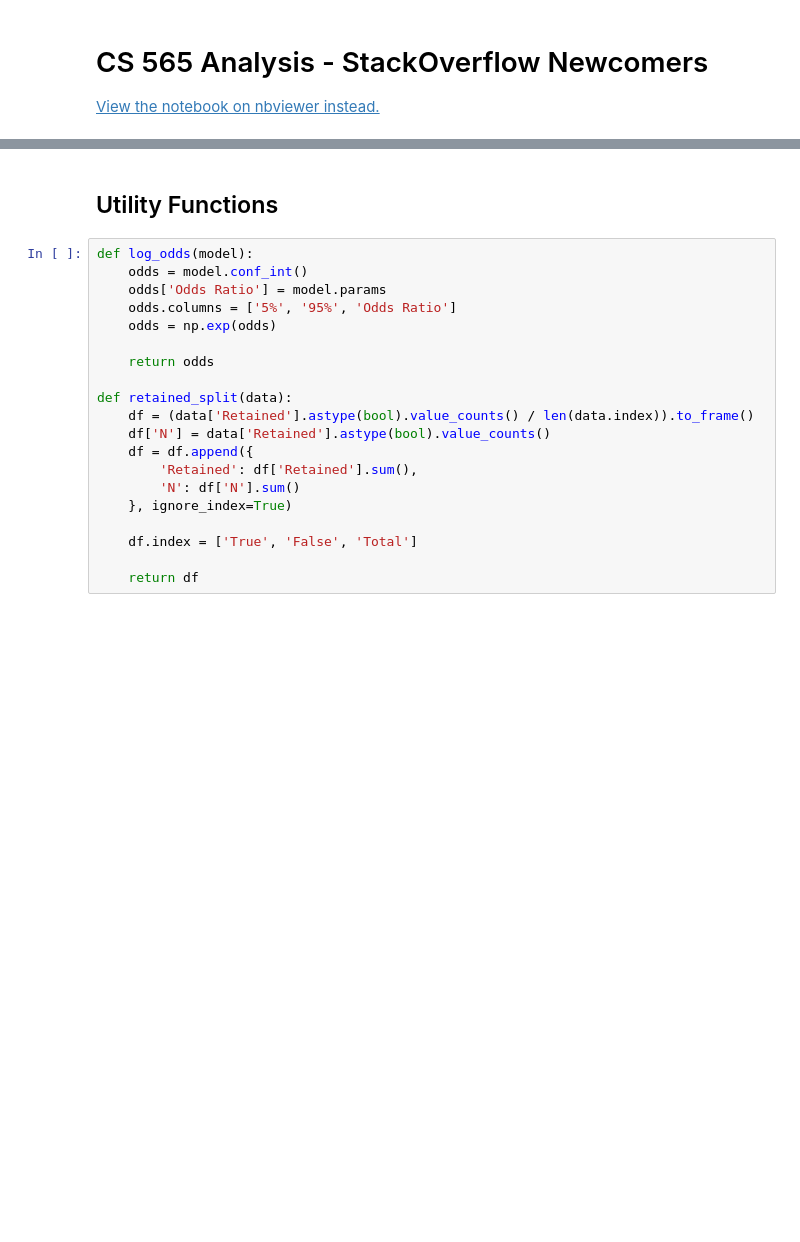
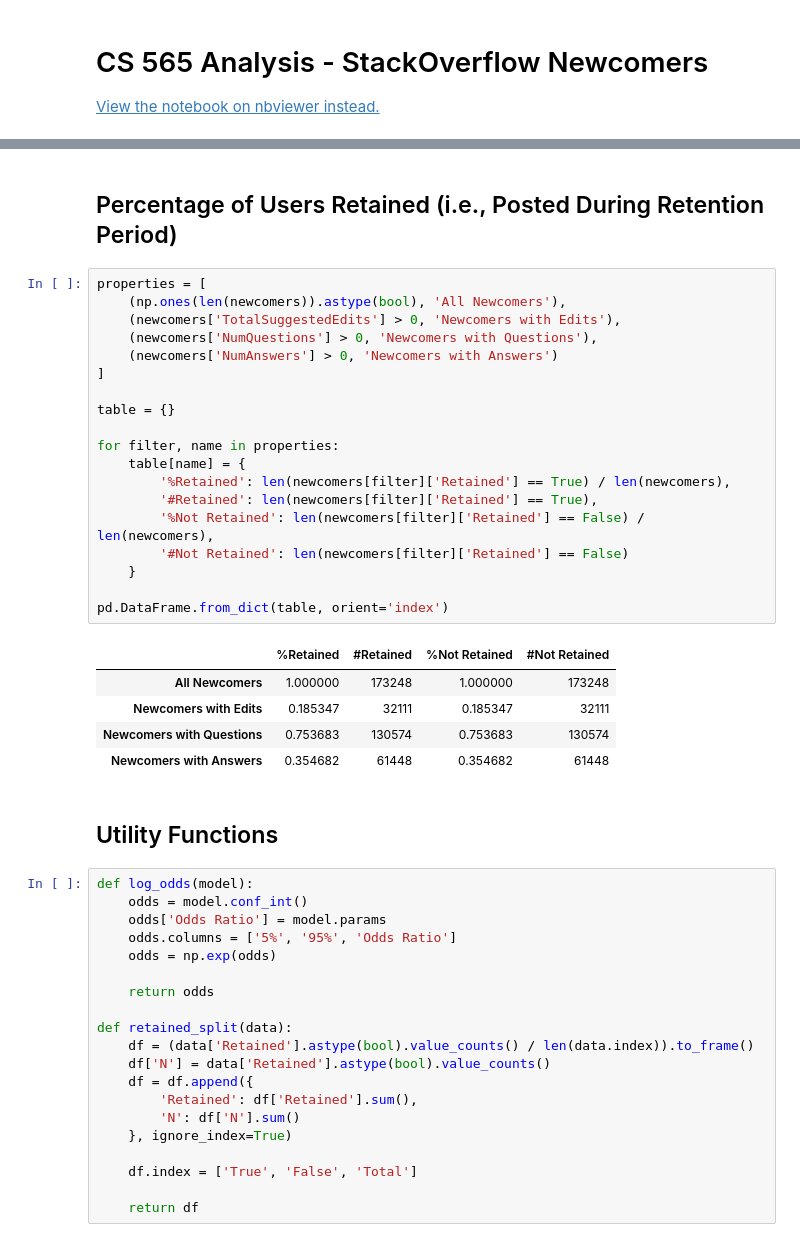
Before and after one commit to jackiec1998/cs565-final-project, a Jupyter notebook: newcomers.ipynb, the cells around one changed output, grey strips where cells are left out. Cells and saved outputs as stored; diff of their text form; blank space fills up the shorter version.

```diff
--- a/newcomers.ipynb
+++ b/newcomers.ipynb
@@ -217,3 +174,30 @@ fig.write_image('figs/post-type-bins.png', scale=3)
+# %% [markdown]
+## Percentage of Users Retained (i.e., Posted During Retention Period)
+# %%
+properties = [
+    (np.ones(len(newcomers)).astype(bool), 'All Newcomers'),
+    (newcomers['TotalSuggestedEdits'] > 0, 'Newcomers with Edits'),
+    (newcomers['NumQuestions'] > 0, 'Newcomers with Questions'),
+    (newcomers['NumAnswers'] > 0, 'Newcomers with Answers')
+]
+
+table = {}
+
+for filter, name in properties:
+    table[name] = {
+        '%Retained': len(newcomers[filter]['Retained'] == True) / len(newcomers),
+        '#Retained': len(newcomers[filter]['Retained'] == True),
+        '%Not Retained': len(newcomers[filter]['Retained'] == False) / len(newcomers),
+        '#Not Retained': len(newcomers[filter]['Retained'] == False)
+    }
+
+pd.DataFrame.from_dict(table, orient='index')
+# %% [output]
+|  | %Retained | #Retained | %Not Retained | #Not Retained |
+| All Newcomers | 1.000000 | 173248 | 1.000000 | 173248 |
+| Newcomers with Edits | 0.185347 | 32111 | 0.185347 | 32111 |
+| Newcomers with Questions | 0.753683 | 130574 | 0.753683 | 130574 |
+| Newcomers with Answers | 0.354682 | 61448 | 0.354682 | 61448 |
 # %% [markdown]
 ## Utility Functions
 # %%
```
Also changed, not shown: parts of 18 cells of this notebook, 6 other files.
